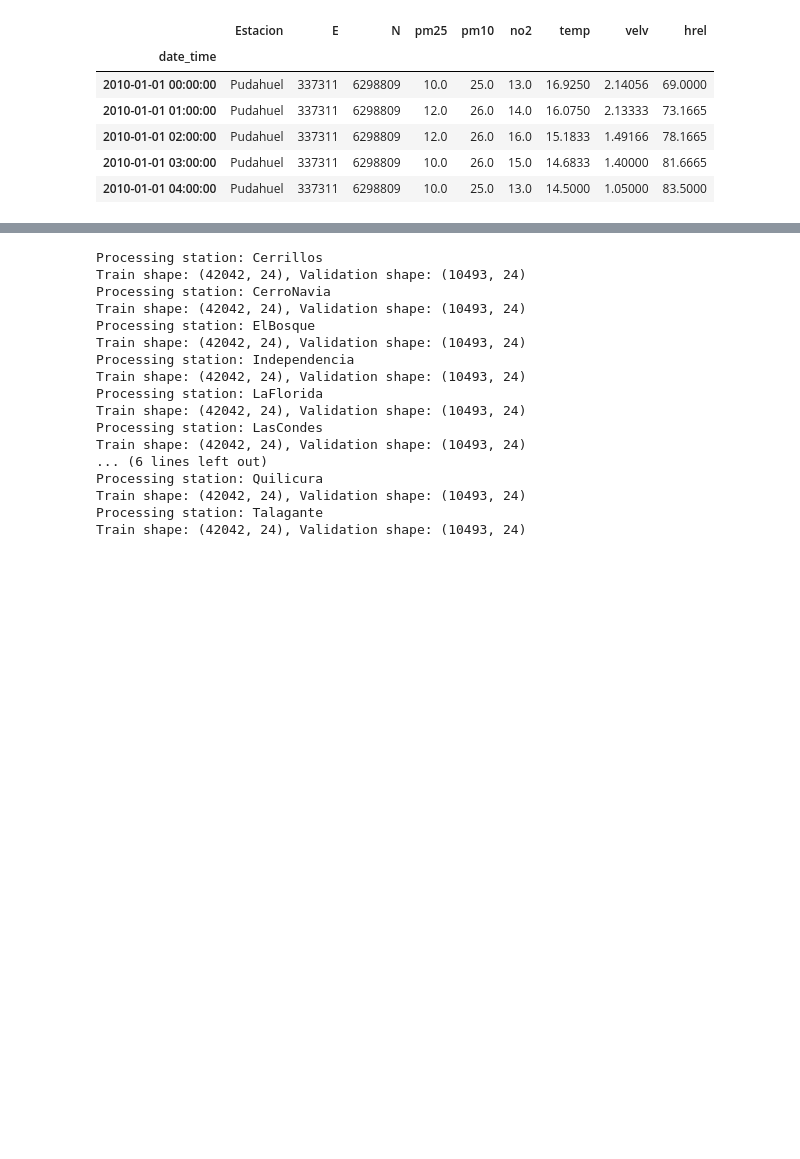
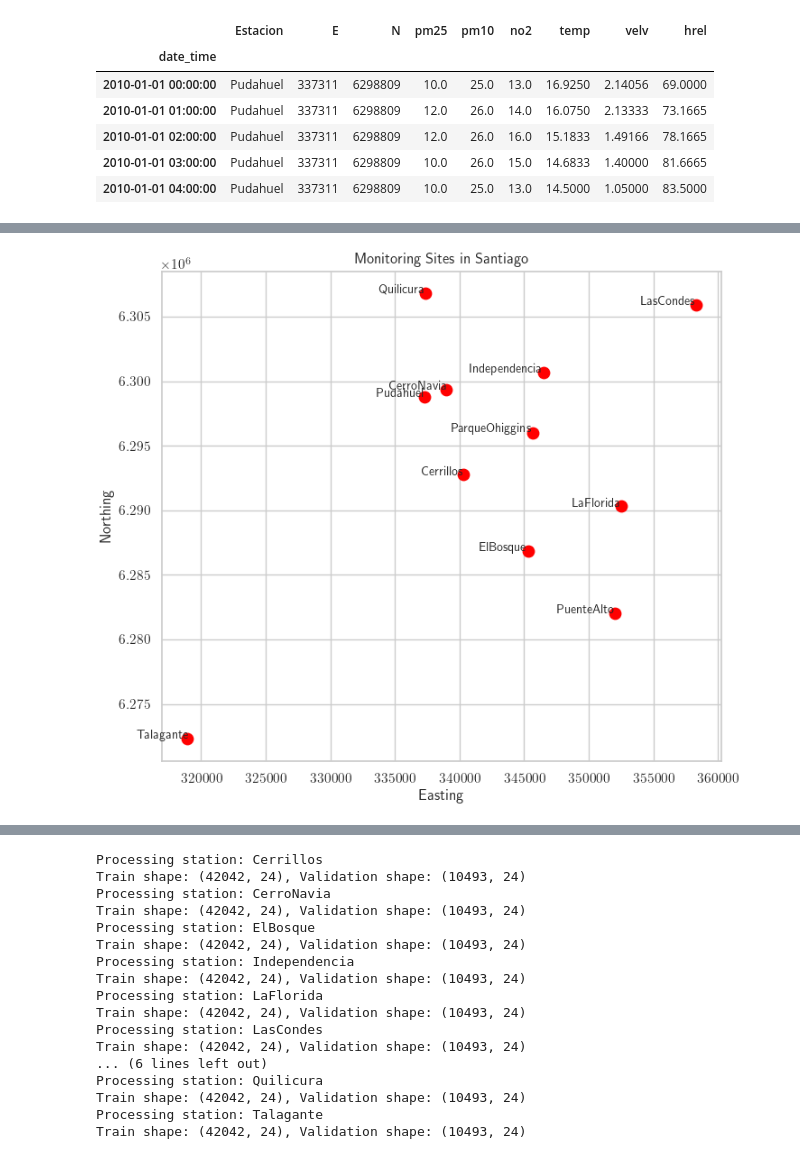
Before and after one commit to shernandez-ucm/trax, a Jupyter notebook: santiago_multi_site.ipynb, the cells around one changed output, grey strips where cells are left out. Drawn from its saved outputs; the diff is of its cells as text; code cells hidden in the pictures; blank space fills up the shorter version.

```diff
--- a/santiago_multi_site.ipynb
+++ b/santiago_multi_site.ipynb
@@ -43,0 +101,30 @@ df_group=pd.concat(df_preprocessed)
+# %%
+import geopandas as gpd
+import matplotlib.pyplot as plt
+
+# Extract unique station locations
+station_locations = df_group.reset_index().groupby('Estacion').first().reset_index()
+
+# If your columns are named differently, adjust here:
+# For example, if they are 'este' and 'norte', rename:
+# station_locations = station_locations.rename(columns={'este': 'easting', 'norte': 'northing'})
+
+# Create a GeoDataFrame
+gdf_sites = gpd.GeoDataFrame(
+    station_locations,
+    geometry=gpd.points_from_xy(station_locations['E'], station_locations['N']),
+    crs="EPSG:32719"  # Use the correct UTM zone for Santiago, e.g., 32719 for UTM 19S
+)
+
+# Plot
+fig, ax = plt.subplots(figsize=(8, 8))
+gdf_sites.plot(ax=ax, color='red', markersize=80)
+for x, y, label in zip(gdf_sites.geometry.x, gdf_sites.geometry.y, gdf_sites['Estacion']):
+    ax.text(x, y, label, fontsize=10, ha='right')
+ax.set_title('Monitoring Sites in Santiago')
+plt.xlabel('Easting')
+plt.ylabel('Northing')
+plt.grid(True)
+plt.show()
+# %% [output]
+[figure, added]
```
Also changed, not shown: parts of 20 cells of this notebook, 4 other files.
